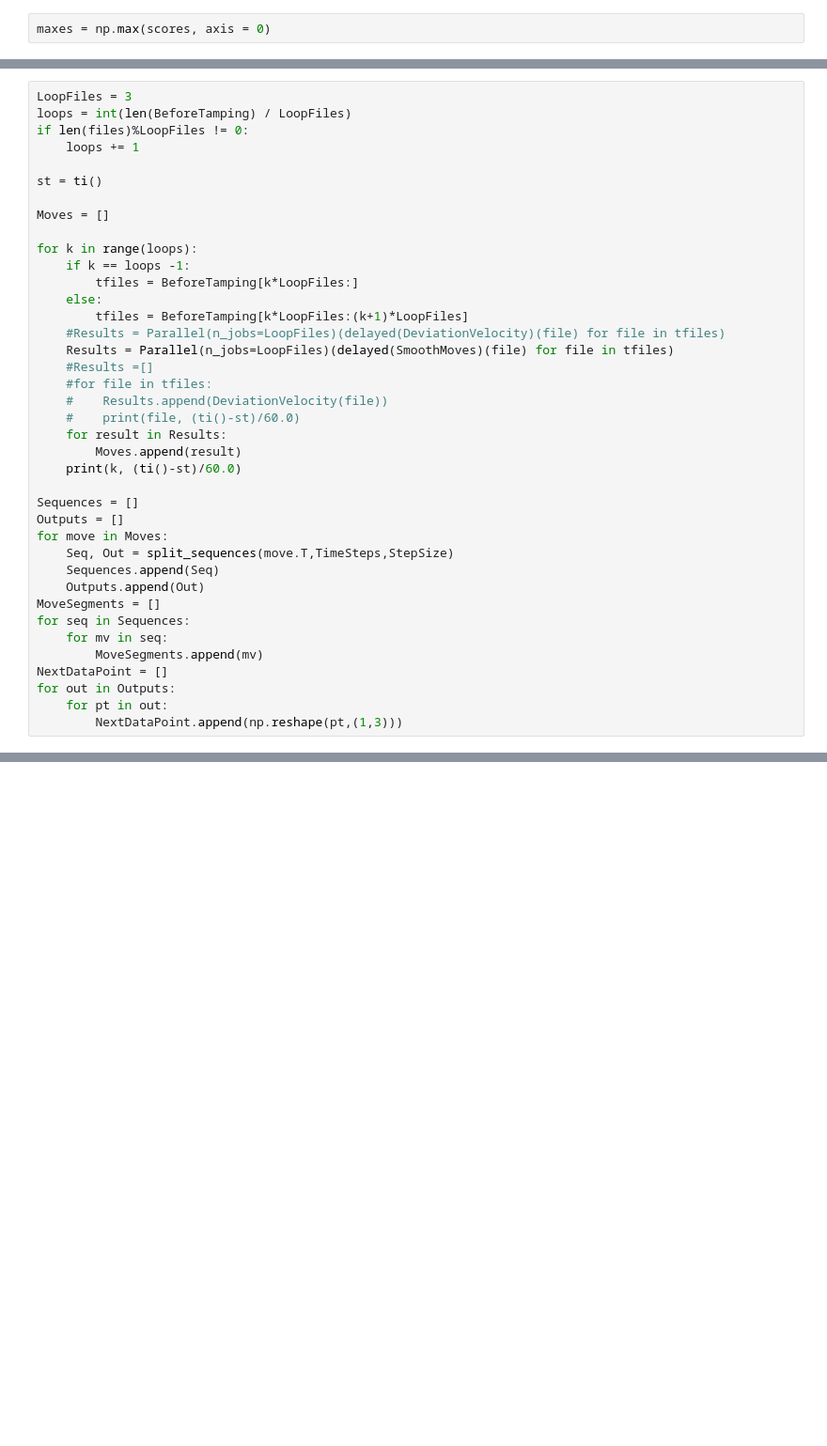
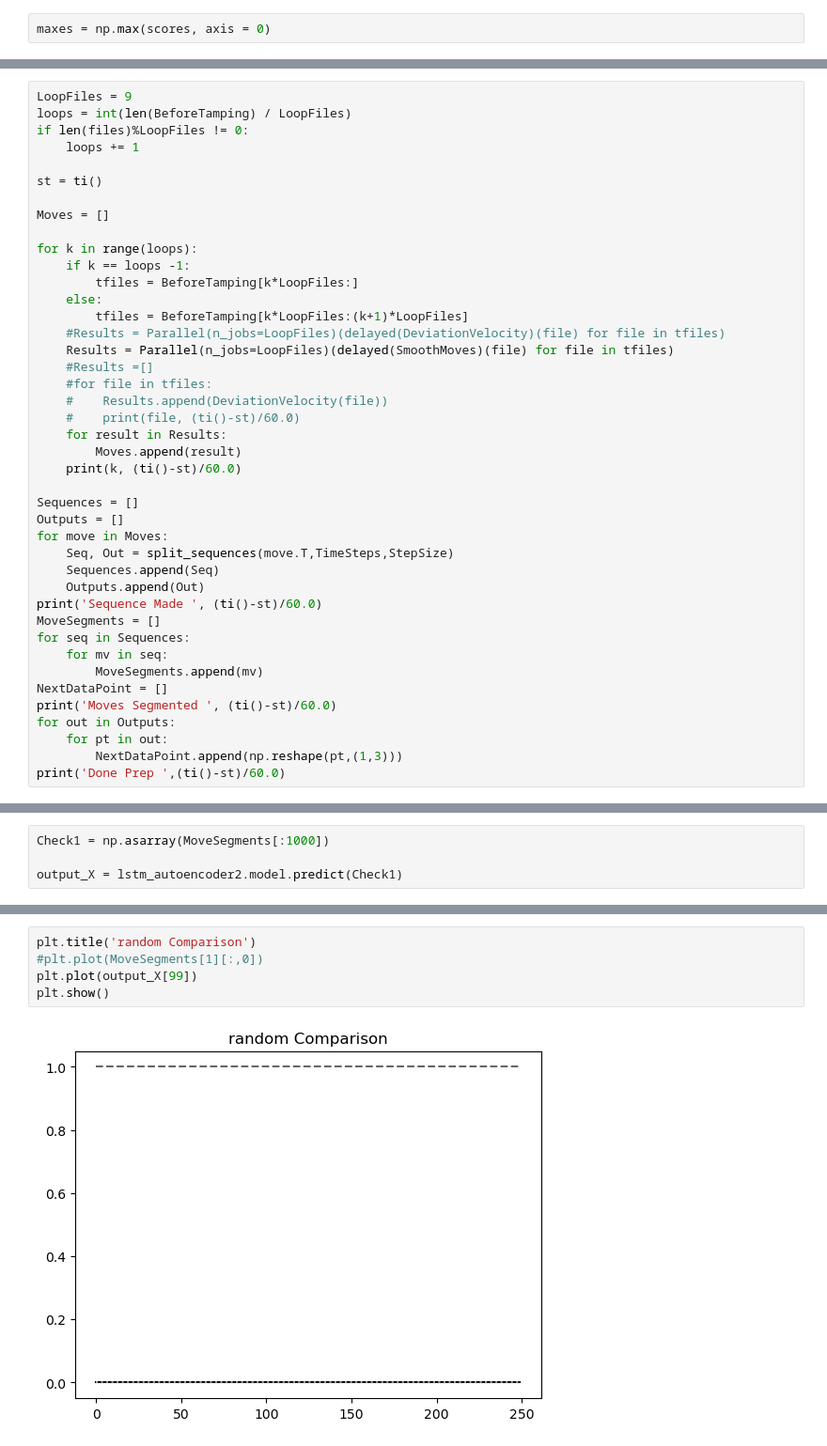
Before and after one commit to danchendrickson/RMG_NDE_Disssertation, a Jupyter notebook: 10b3 Segment then small LSTM 32Node.ipynb, the cells around one changed output, grey strips where cells are left out. Shown at 94% size. Saved outputs shown, nothing was run; the diff lists cells and outputs as text; blank space fills up the shorter version.

```diff
--- a/10b3 Segment then small LSTM 32Node.ipynb
+++ b/10b3 Segment then small LSTM 32Node.ipynb
@@ -390,5 +540,5 @@ lstm_autoencoder2.plot(maxes, seq_train, threshold=0.95)
 # %%
-LoopFiles = 3
+LoopFiles = 9
 loops = int(len(BeforeTamping) / LoopFiles)
 if len(files)%LoopFiles != 0:
     loops += 1
@@ -418,11 +568,14 @@ for move in Moves:
     Seq, Out = split_sequences(move.T,TimeSteps,StepSize)
     Sequences.append(Seq)
     Outputs.append(Out)
+print('Sequence Made ', (ti()-st)/60.0)
 MoveSegments = []
 for seq in Sequences:
     for mv in seq:
         MoveSegments.append(mv)
 NextDataPoint = []
+print('Moves Segmented ', (ti()-st)/60.0)
 for out in Outputs:
     for pt in out:
         NextDataPoint.append(np.reshape(pt,(1,3)))
+print('Done Prep ',(ti()-st)/60.0)
@@ -428,0 +584,4 @@ for out in Outputs:
+# %%
+Check1 = np.asarray(MoveSegments[:1000])
+
+output_X = lstm_autoencoder2.model.predict(Check1)
@@ -428,0 +598,7 @@ for out in Outputs:
+# %%
+plt.title('random Comparison')
+#plt.plot(MoveSegments[1][:,0])
+plt.plot(output_X[99])
+plt.show()
+# %% [output]
+[figure, added]
```
Also changed, not shown: parts of 15 cells of this notebook, 6 other files.
